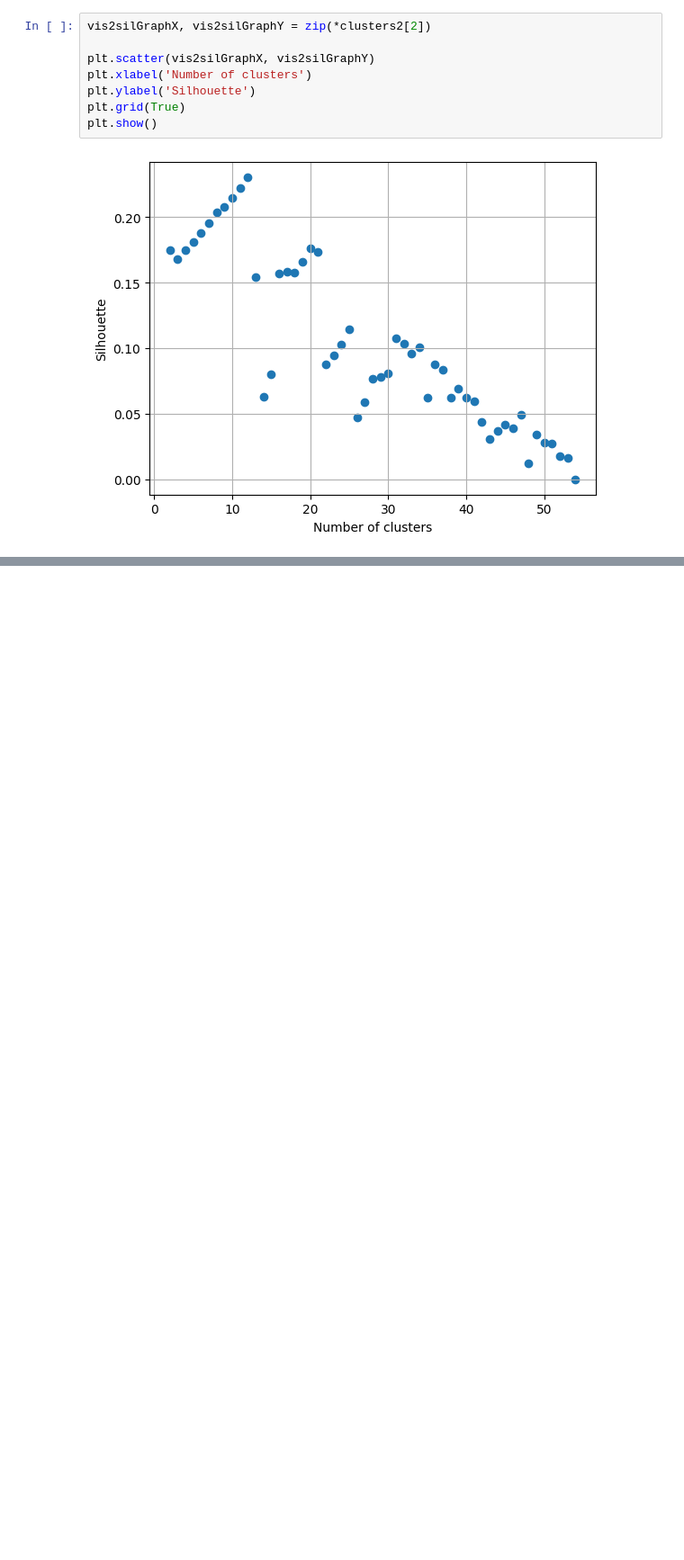
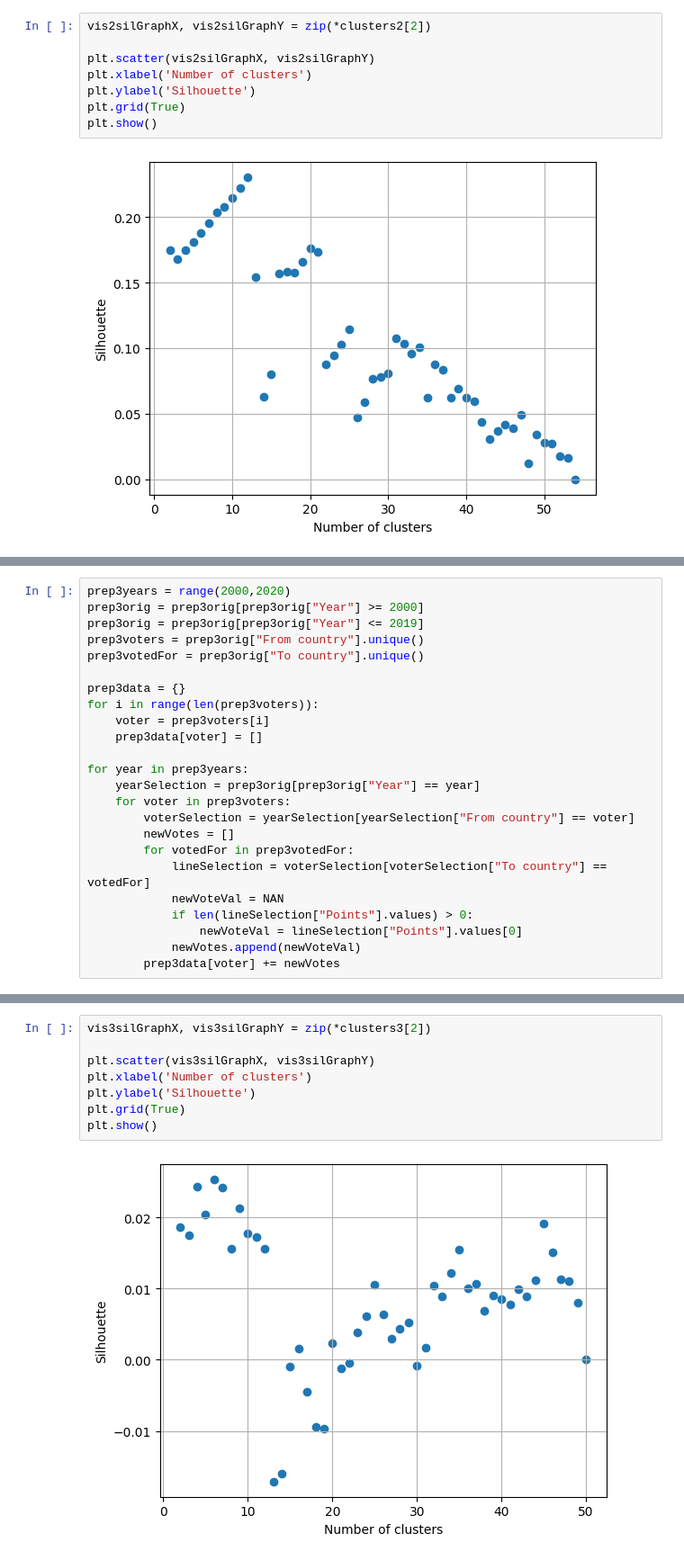
Before and after one commit to brziga/uozp-hw1, a Jupyter notebook: hw1.ipynb, the cells around one changed output, grey strips where cells are left out. Shown: that part at 90% size. Saved outputs shown, nothing was run; the diff lists cells and outputs as text; blank space fills up the shorter version.

```diff
--- a/hw1.ipynb
+++ b/hw1.ipynb
@@ -320,0 +328,24 @@ plt.show()
+# %%
+prep3years = range(2000,2020)
+prep3orig = prep3orig[prep3orig["Year"] >= 2000]
+prep3orig = prep3orig[prep3orig["Year"] <= 2019]
+prep3voters = prep3orig["From country"].unique()
+prep3votedFor = prep3orig["To country"].unique()
+
+prep3data = {}
+for i in range(len(prep3voters)):
+    voter = prep3voters[i]
+    prep3data[voter] = []
+
+for year in prep3years:
+    yearSelection = prep3orig[prep3orig["Year"] == year]
+    for voter in prep3voters:
+        voterSelection = yearSelection[yearSelection["From country"] == voter]
+        newVotes = []
+        for votedFor in prep3votedFor:
+            lineSelection = voterSelection[voterSelection["To country"] == votedFor]
+            newVoteVal = NAN
+            if len(lineSelection["Points"].values) > 0:
+                newVoteVal = lineSelection["Points"].values[0]
+            newVotes.append(newVoteVal)
+        prep3data[voter] += newVotes
@@ -320,0 +381,10 @@ plt.show()
+# %%
+vis3silGraphX, vis3silGraphY = zip(*clusters3[2])
+
+plt.scatter(vis3silGraphX, vis3silGraphY)
+plt.xlabel('Number of clusters')
+plt.ylabel('Silhouette')
+plt.grid(True)
+plt.show()
+# %% [output]
+[figure, added]
```
Also changed, not shown: parts of 9 cells of this notebook.
